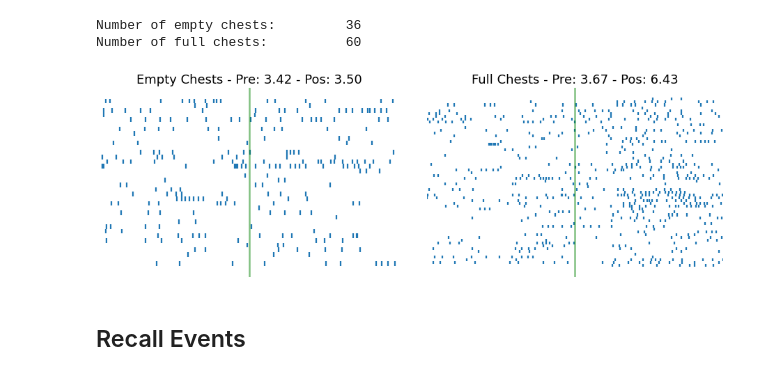
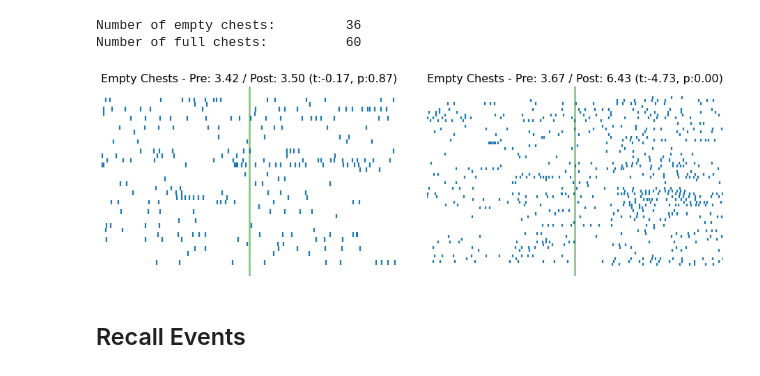
Before and after one commit to HSUPipeline/AnalyzeTH, a Jupyter notebook: notebooks/01-StimulusFiring.ipynb, the cells around one changed output. Saved outputs shown, nothing was run; the diff lists cells and outputs as text; code cells hidden in the pictures.

```diff
--- a/notebooks/01-StimulusFiring.ipynb
+++ b/notebooks/01-StimulusFiring.ipynb
@@ -50,8 +46,10 @@ session = {
 # Set a unit of interest to select
 uind = 51
 # %%
-# Set the time range to analyze (in seconds)
+# Set the time range to analyze, and pre & post trial windows (in seconds)
 trial_range = [-1, 1]
+pre_window = [-1, 0]
+post_window = [0, 1]
 # %% [markdown]
 ## Load Data
 # %%
@@ -128,13 +118,16 @@ fr_pre_f, fr_post_f = calc_trial_frs(full_trials)
+# %%
+# Compute averages & statistical comparison of pre / post window firing rates
+avg_pre_e, avg_post_e, t_val_e, p_val_e = compare_pre_post_activity(empty_trials, pre_window, post_window)
+avg_pre_f, avg_post_f, t_val_f, p_val_f = compare_pre_post_activity(full_trials, pre_window, post_window)
 # %%
 # Plot a comparison of full and empty trials
-_, axes = plt.subplots(1, 2, figsize=(16, 5))
+axes = make_axes(1, 2, figsize=(16, 5), wspace=0.1)
 plot_rasters(empty_trials, xlim=trial_range, vline=0, ax=axes[0],
-             title='Empty Chests - Pre: {:1.2f} - Pos: {:1.2f}'.format(fr_pre_e, fr_post_e))
+             title=create_trial_title('Empty Chests', avg_pre_e, avg_post_e, t_val_e, p_val_e), title_fontsize=16)
 plot_rasters(full_trials, xlim=trial_range, vline=0, ax=axes[1],
-             title='Full Chests - Pre: {:1.2f} - Pos: {:1.2f}'.format(fr_pre_f, fr_post_f))
-plt.subplots_adjust(wspace=0.1)
+             title=create_trial_title('Empty Chests', avg_pre_f, avg_post_f, t_val_f, p_val_f), title_fontsize=16)
 # %% [output]
-[figure, old version]
+[figure, new version]
 # %% [markdown]
 ## Recall Events
 # %%
```
Also changed, not shown: parts of 17 cells of this notebook, 2 other files.
